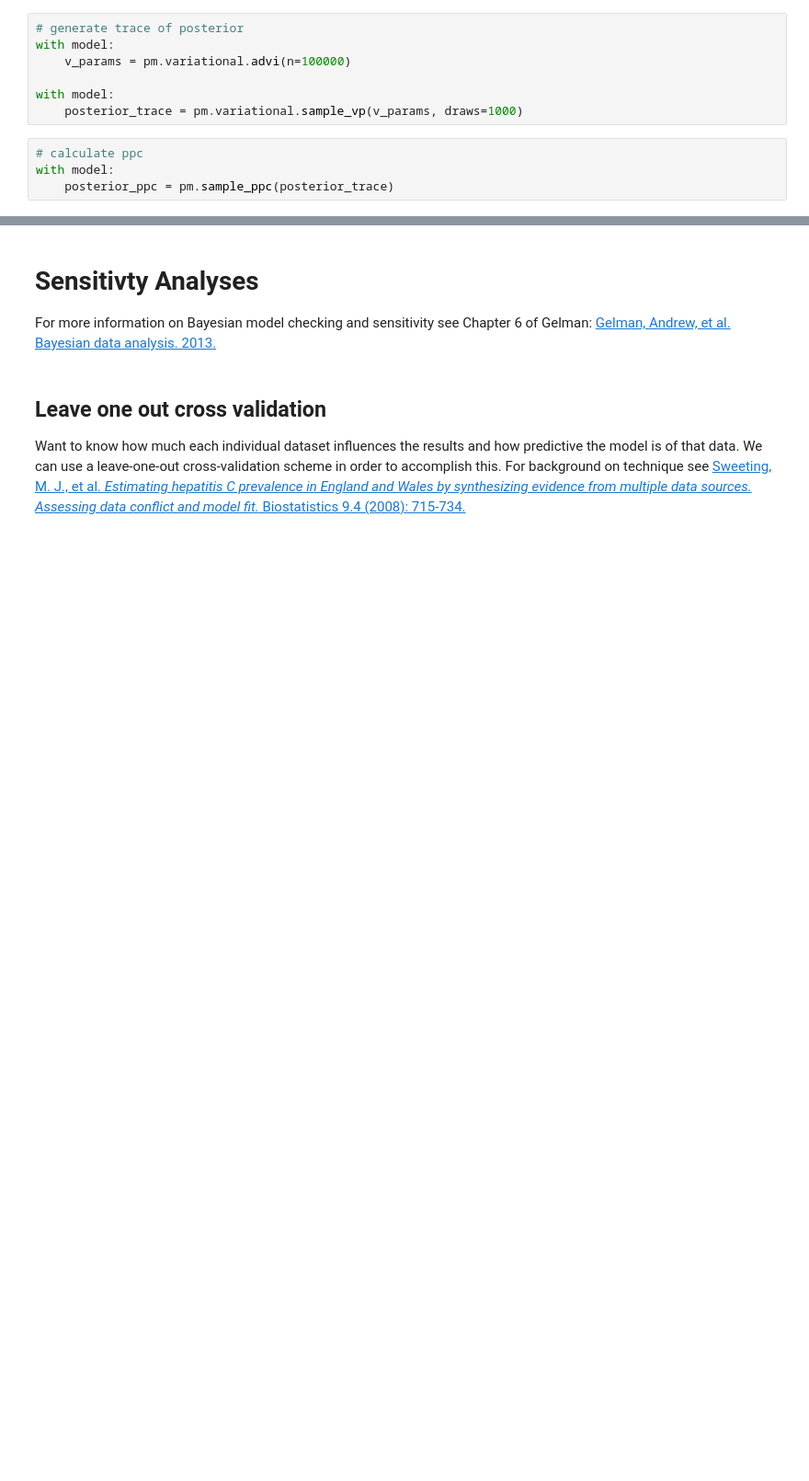
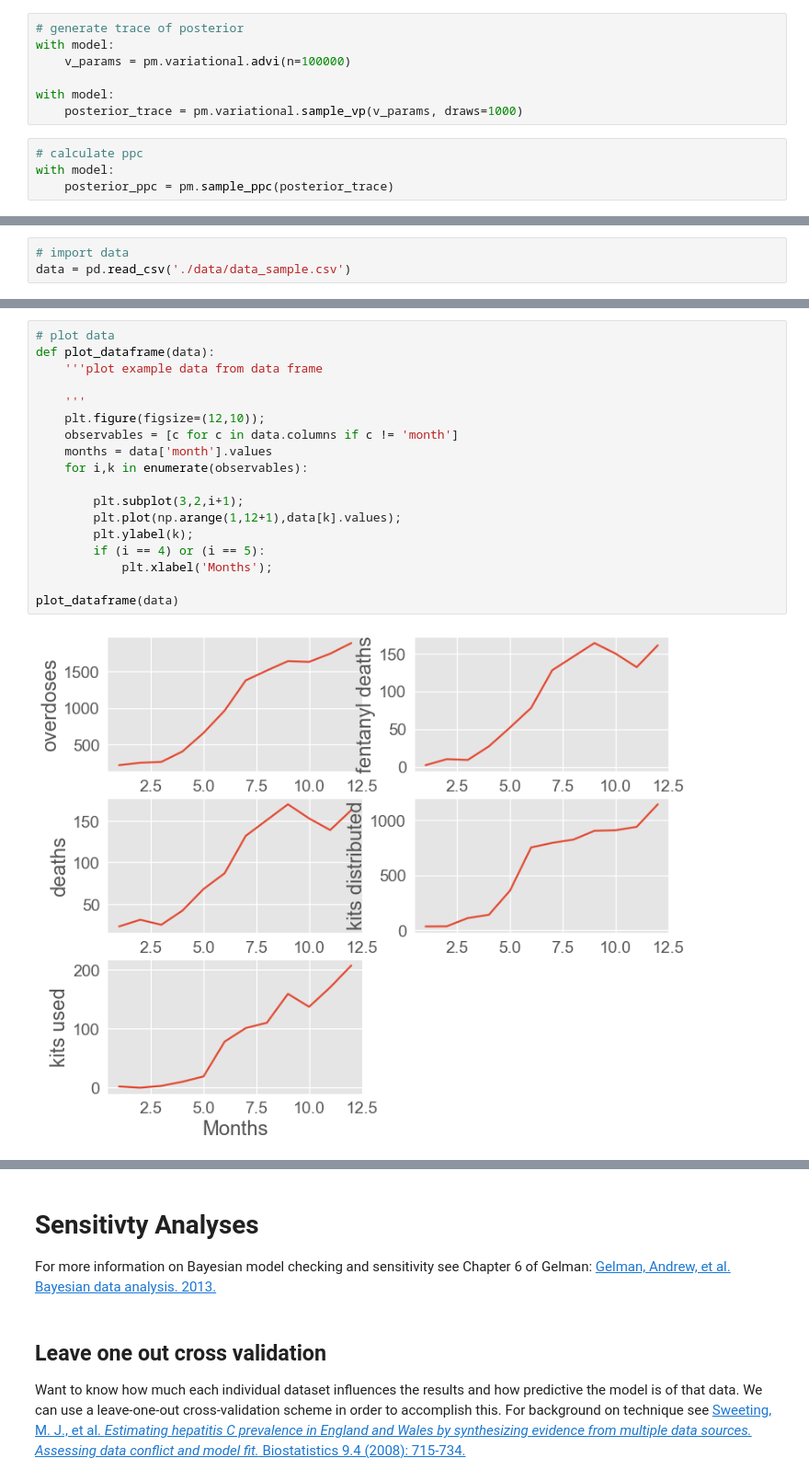
Before and after one commit to sempwn/overdose-model-intro, a Jupyter notebook: model_introduction.ipynb, the cells around one changed output, grey strips where cells are left out. Shown at 92% size. Drawn from its saved outputs; the diff is of its cells as text; blank space fills up the shorter version.

```diff
--- a/model_introduction.ipynb
+++ b/model_introduction.ipynb
@@ -760,0 +780,3 @@ plt.plot(np.arange(1,n_months+1),D,'ko');
+# %%
+# import data
+data = pd.read_csv('./data/data_sample.csv')
@@ -760,0 +800,20 @@ plt.plot(np.arange(1,n_months+1),D,'ko');
+# %%
+# plot data
+def plot_dataframe(data):
+    '''plot example data from data frame
+
+    '''
+    plt.figure(figsize=(12,10));
+    observables = [c for c in data.columns if c != 'month']
+    months = data['month'].values
+    for i,k in enumerate(observables):
+
+        plt.subplot(3,2,i+1);
+        plt.plot(np.arange(1,12+1),data[k].values);
+        plt.ylabel(k);
+        if (i == 4) or (i == 5):
+            plt.xlabel('Months');
+
+plot_dataframe(data)
+# %% [output]
+[figure, added]
```
Also changed, not shown: parts of 24 cells of this notebook, 5 other files.
